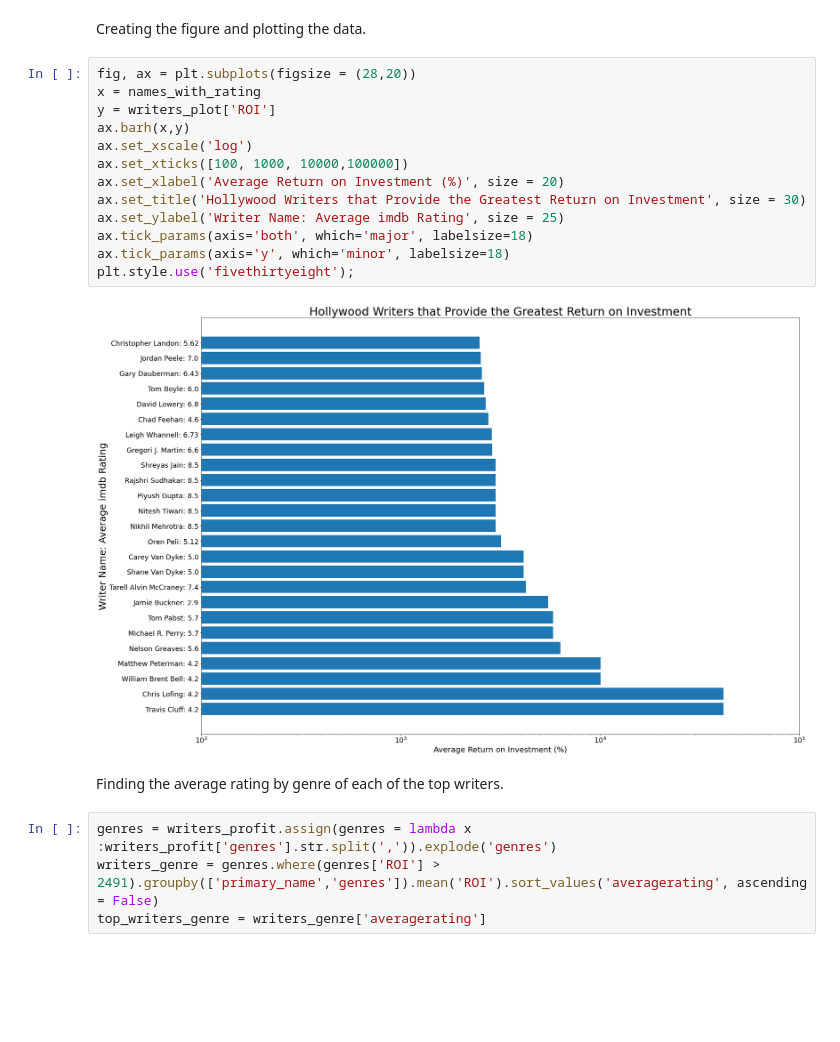
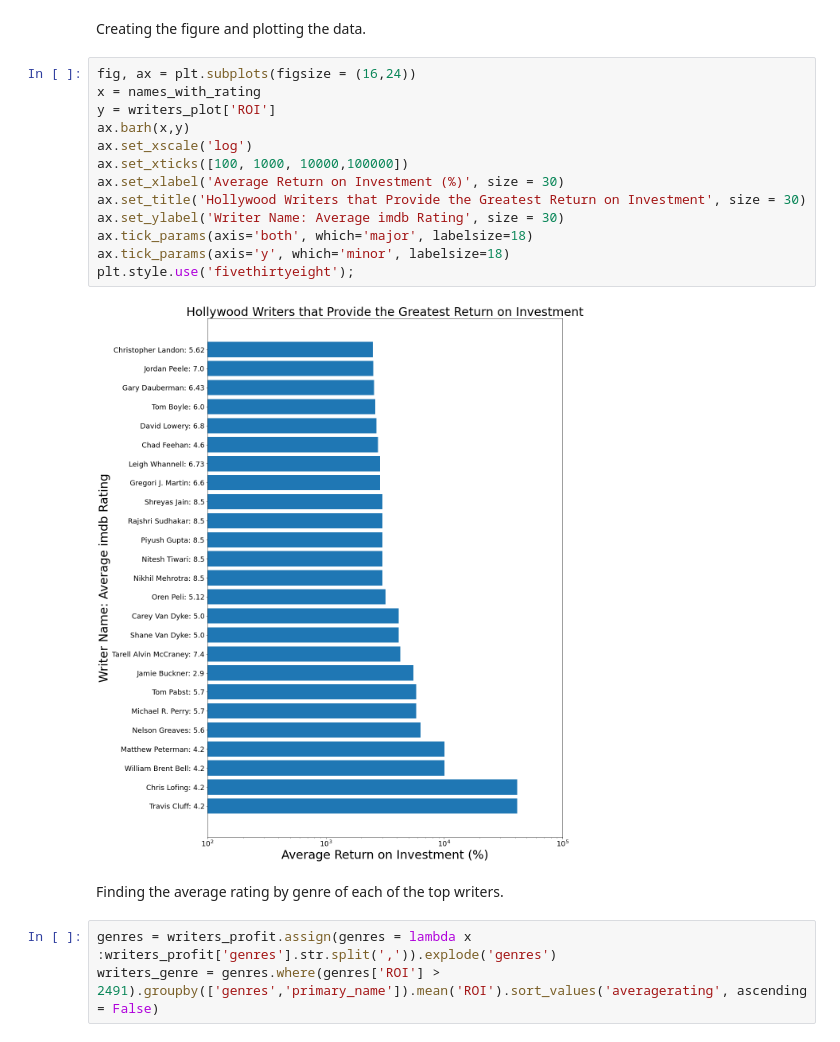
Before and after one commit to zach-hanly/microsoft_movie_project, a Jupyter notebook: tj/Workbook.ipynb, the cells around one changed output. Drawn from its saved outputs; the diff is of its cells as text; blank space fills up the shorter version.

```diff
--- a/tj/Workbook.ipynb
+++ b/tj/Workbook.ipynb
@@ -77,23 +77,22 @@ names_with_rating = [x+': '+str(y) for x,y in zip(names,ratings)]
 # %% [markdown]
 Creating the figure and plotting the data.
 # %%
-fig, ax = plt.subplots(figsize = (28,20))
+fig, ax = plt.subplots(figsize = (16,24))
 x = names_with_rating
 y = writers_plot['ROI']
 ax.barh(x,y)
 ax.set_xscale('log')
 ax.set_xticks([100, 1000, 10000,100000])
-ax.set_xlabel('Average Return on Investment (%)', size = 20)
+ax.set_xlabel('Average Return on Investment (%)', size = 30)
 ax.set_title('Hollywood Writers that Provide the Greatest Return on Investment', size = 30)
-ax.set_ylabel('Writer Name: Average imdb Rating', size = 25)
+ax.set_ylabel('Writer Name: Average imdb Rating', size = 30)
 ax.tick_params(axis='both', which='major', labelsize=18)
 ax.tick_params(axis='y', which='minor', labelsize=18)
 plt.style.use('fivethirtyeight');
 # %% [output]
-[figure, old version]
+[figure, new version]
 # %% [markdown]
 Finding the average rating by genre of each of the top writers.
 # %%
 genres = writers_profit.assign(genres = lambda x :writers_profit['genres'].str.split(',')).explode('genres')
-writers_genre = genres.where(genres['ROI'] > 2491).groupby(['primary_name','genres']).mean('ROI').sort_values('averagerating', ascending = False)
-top_writers_genre = writers_genre['averagerating']
+writers_genre = genres.where(genres['ROI'] > 2491).groupby(['genres','primary_name']).mean('ROI').sort_values('averagerating', ascending = False)
```
Also changed, not shown: parts of 3 cells of this notebook, 2 other files.
